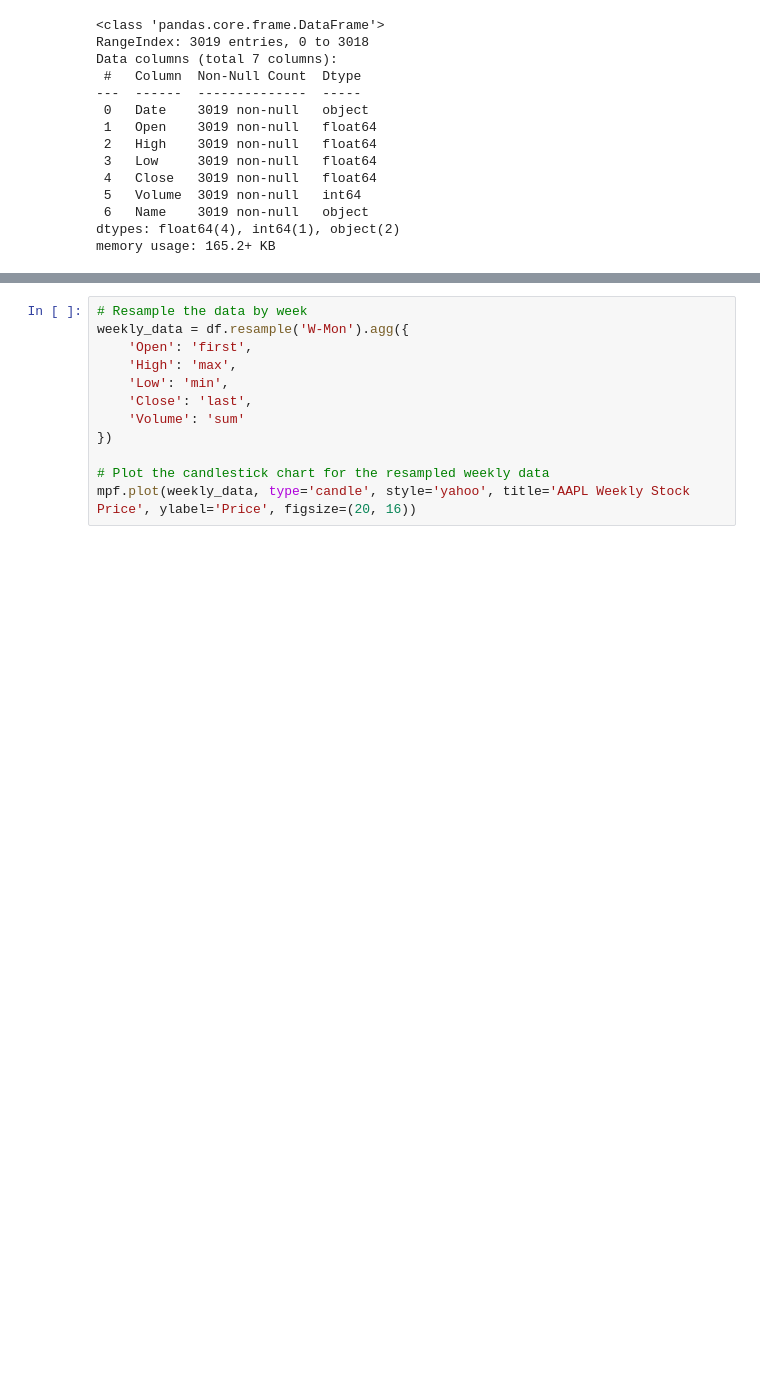
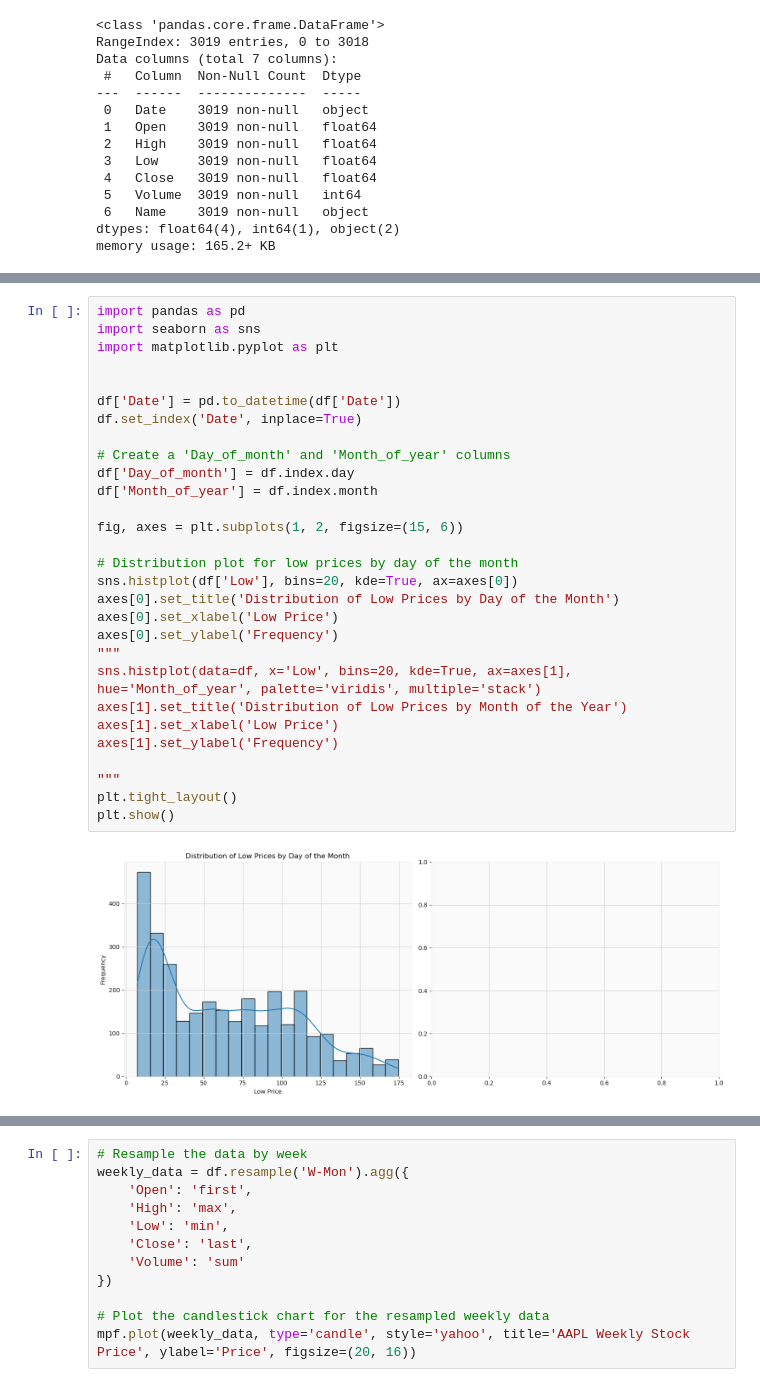
Before and after one commit to aminuldidar/stock_price_prediction, a Jupyter notebook: stock_price_prediction.ipynb, the cells around one changed output, grey strips where cells are left out. Saved outputs shown, nothing was run; the diff lists cells and outputs as text; blank space fills up the shorter version.

Commit message:
Chart update and

```diff
--- a/stock_price_prediction.ipynb
+++ b/stock_price_prediction.ipynb
@@ -108,0 +141,31 @@ plt.show()
+# %%
+import pandas as pd
+import seaborn as sns
+import matplotlib.pyplot as plt
+
+
+df['Date'] = pd.to_datetime(df['Date'])
+df.set_index('Date', inplace=True)
+
+# Create a 'Day_of_month' and 'Month_of_year' columns
+df['Day_of_month'] = df.index.day
+df['Month_of_year'] = df.index.month
+
+fig, axes = plt.subplots(1, 2, figsize=(15, 6))
+
+# Distribution plot for low prices by day of the month
+sns.histplot(df['Low'], bins=20, kde=True, ax=axes[0])
+axes[0].set_title('Distribution of Low Prices by Day of the Month')
+axes[0].set_xlabel('Low Price')
+axes[0].set_ylabel('Frequency')
+"""
+sns.histplot(data=df, x='Low', bins=20, kde=True, ax=axes[1], hue='Month_of_year', palette='viridis', multiple='stack')
+axes[1].set_title('Distribution of Low Prices by Month of the Year')
+axes[1].set_xlabel('Low Price')
+axes[1].set_ylabel('Frequency')
+
+"""
+plt.tight_layout()
+plt.show()
+# %% [output]
+[figure, added]
```
Also changed, not shown: parts of 20 cells of this notebook.
